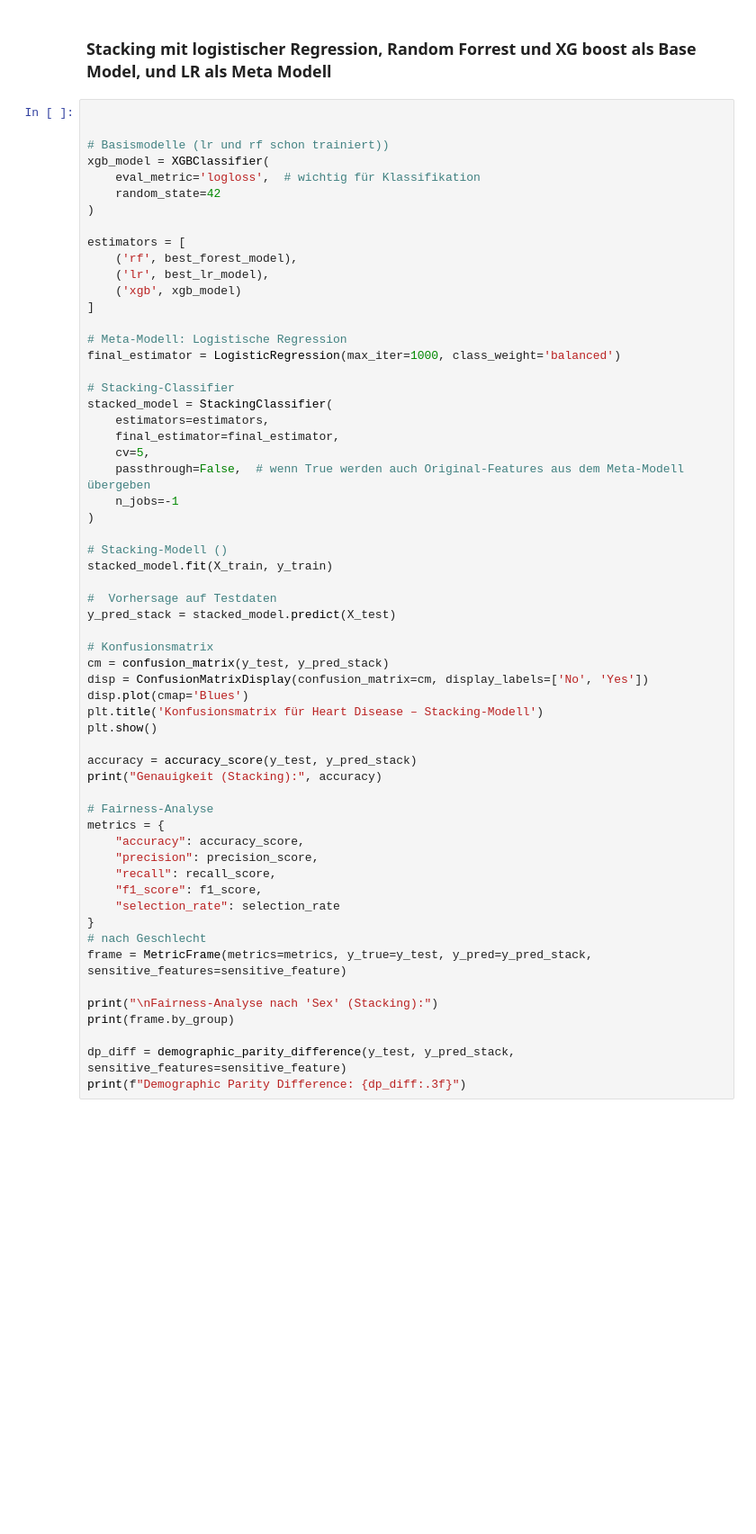
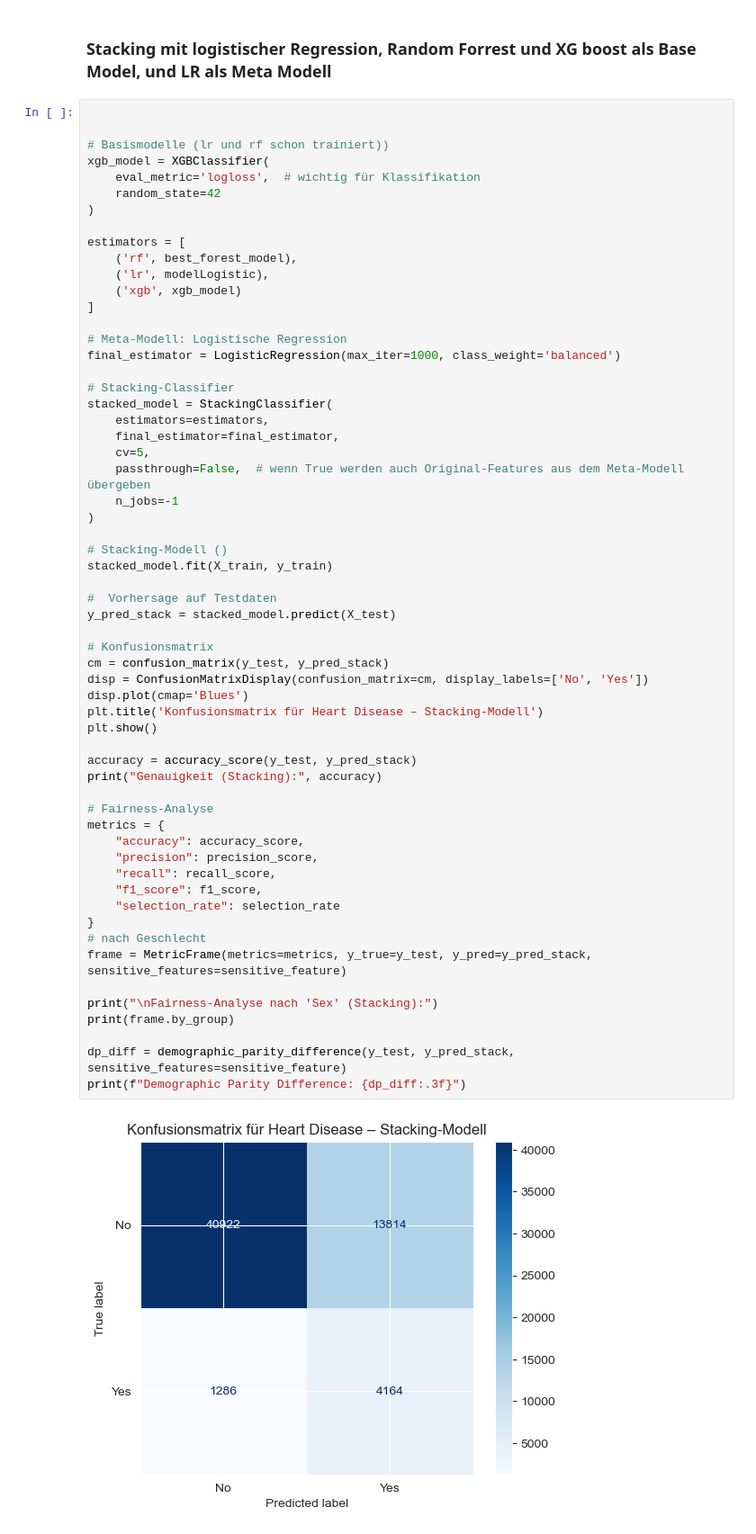
Before and after one commit to ManaTrooo/Asai-Projekt, a Jupyter notebook: DataSet_1.ipynb, the cells around one changed output. Shown at 90% size. Drawn from its saved outputs; the diff is of its cells as text; blank space fills up the shorter version.

```diff
--- a/DataSet_1.ipynb
+++ b/DataSet_1.ipynb
@@ -719,7 +768,7 @@ xgb_model = XGBClassifier(
 
 estimators = [
     ('rf', best_forest_model),
-    ('lr', best_lr_model),
+    ('lr', modelLogistic),
     ('xgb', xgb_model)
 ]
 
@@ -741,30 +790,31 @@ stacked_model.fit(X_train, y_train)
 #  Vorhersage auf Testdaten
 y_pred_stack = stacked_model.predict(X_test)
 
 # Konfusionsmatrix
 cm = confusion_matrix(y_test, y_pred_stack)
 disp = ConfusionMatrixDisplay(confusion_matrix=cm, display_labels=['No', 'Yes'])
 disp.plot(cmap='Blues')
 plt.title('Konfusionsmatrix für Heart Disease – Stacking-Modell')
 plt.show()
 
 accuracy = accuracy_score(y_test, y_pred_stack)
 print("Genauigkeit (Stacking):", accuracy)
 
 # Fairness-Analyse
 metrics = {
     "accuracy": accuracy_score,
     "precision": precision_score,
     "recall": recall_score,
     "f1_score": f1_score,
     "selection_rate": selection_rate
 }
 # nach Geschlecht
 frame = MetricFrame(metrics=metrics, y_true=y_test, y_pred=y_pred_stack, sensitive_features=sensitive_feature)
 
 print("\nFairness-Analyse nach 'Sex' (Stacking):")
 print(frame.by_group)
 
 dp_diff = demographic_parity_difference(y_test, y_pred_stack, sensitive_features=sensitive_feature)
 print(f"Demographic Parity Difference: {dp_diff:.3f}")
 # %% [output]
+[figure, added]
```
Also changed, not shown: parts of 8 cells of this notebook, 1 other file.
